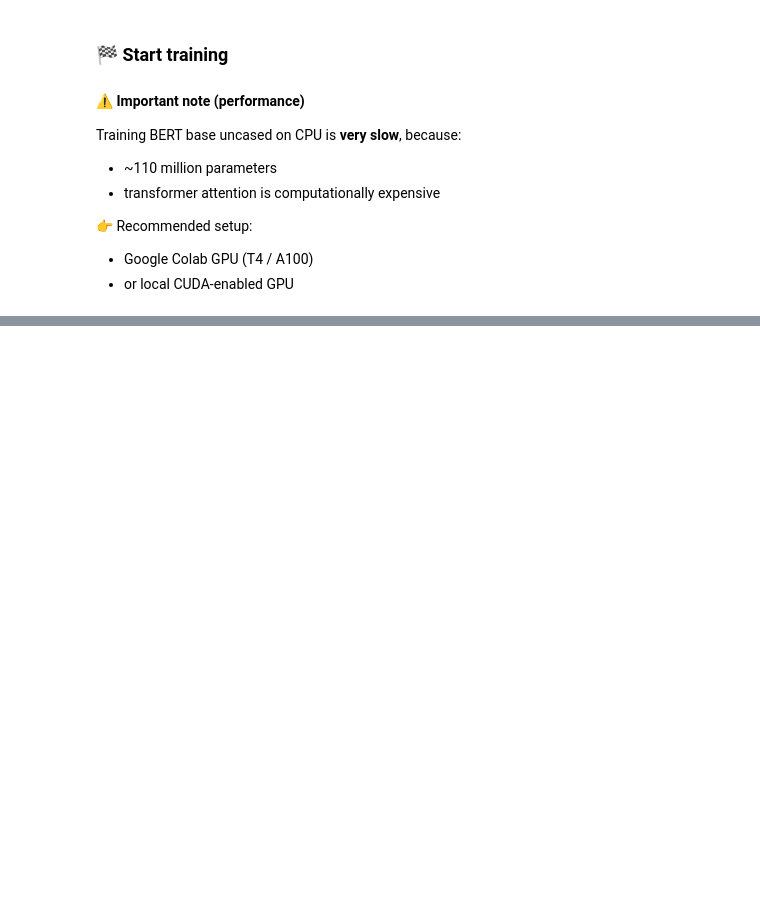
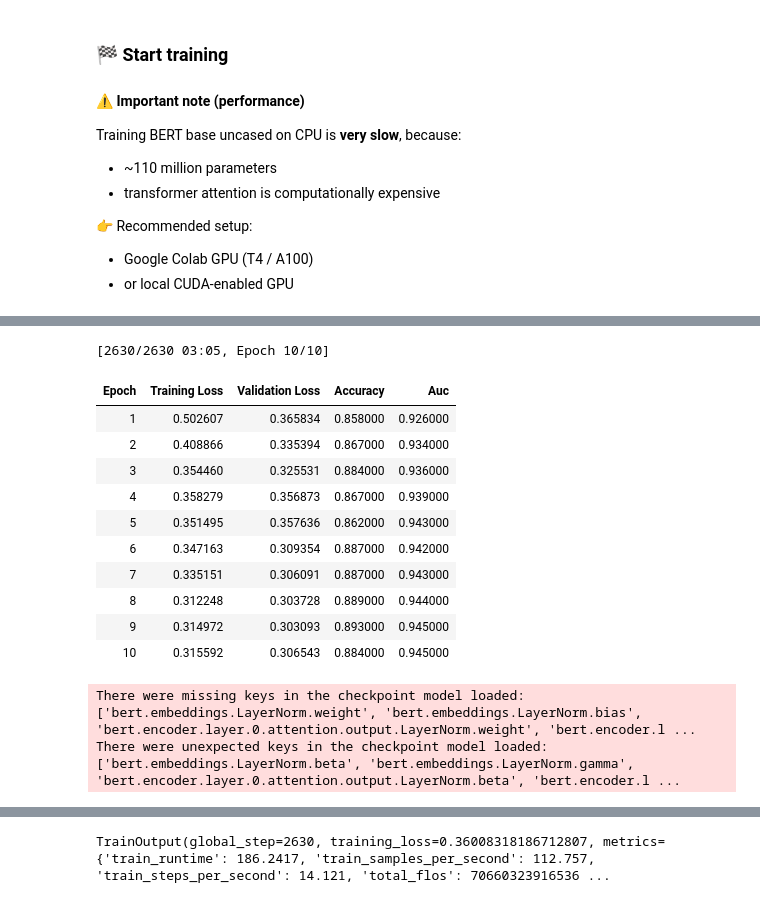
Before and after one commit to Maxstef/data-loves-ml-for-people-course, a Jupyter notebook: notebooks/4_1_nlp_intro/0_7_bert_finetune_classification.ipynb, the cells around one changed output, grey strips where cells are left out. Drawn from its saved outputs; the diff is of its cells as text; code cells hidden in the pictures; blank space fills up the shorter version.

Commit message:
practice BERT finetuning classificaiton - model finetuning steps

```diff
--- a/notebooks/4_1_nlp_intro/0_7_bert_finetune_classification.ipynb
+++ b/notebooks/4_1_nlp_intro/0_7_bert_finetune_classification.ipynb
@@ -483,0 +506,29 @@ CUDA not availabel. Use CPU.
+# %%
+%%time
+trainer = Trainer(
+    model=model,
+    args=training_args,
+    train_dataset=tokenized_data["train"],
+    eval_dataset=tokenized_data["validation"],
+    # tokenizer=tokenizer, # deprecated in transformers versions (≥ 4.44)
+    processing_class=tokenizer, # should be used instead in transformers versions (≥ 4.44)
+    data_collator=data_collator,
+    compute_metrics=compute_metrics,
+)
+
+trainer.train()
+# %% [output]
+[2630/2630 03:05, Epoch 10/10]
+| Epoch | Training Loss | Validation Loss | Accuracy | Auc |
+| 1 | 0.502607 | 0.365834 | 0.858000 | 0.926000 |
+| 2 | 0.408866 | 0.335394 | 0.867000 | 0.934000 |
+| 3 | 0.354460 | 0.325531 | 0.884000 | 0.936000 |
+| 4 | 0.358279 | 0.356873 | 0.867000 | 0.939000 |
+| 5 | 0.351495 | 0.357636 | 0.862000 | 0.943000 |
+| 6 | 0.347163 | 0.309354 | 0.887000 | 0.942000 |
+| 7 | 0.335151 | 0.306091 | 0.887000 | 0.943000 |
+| 8 | 0.312248 | 0.303728 | 0.889000 | 0.944000 |
+| 9 | 0.314972 | 0.303093 | 0.893000 | 0.945000 |
+| 10 | 0.315592 | 0.306543 | 0.884000 | 0.945000 |
+There were missing keys in the checkpoint model loaded: ['bert.embeddings.LayerNorm.weight', 'bert.embeddings.LayerNorm.bias', 'bert.encoder.layer.0.attention.output.LayerNorm.weight', 'bert.encoder.l ...
+There were unexpected keys in the checkpoint model loaded: ['bert.embeddings.LayerNorm.beta', 'bert.embeddings.LayerNorm.gamma', 'bert.encoder.layer.0.attention.output.LayerNorm.beta', 'bert.encoder.l ...
@@ -483,0 +537 @@ CUDA not availabel. Use CPU.
+TrainOutput(global_step=2630, training_loss=0.36008318186712807, metrics={'train_runtime': 186.2417, 'train_samples_per_second': 112.757, 'train_steps_per_second': 14.121, 'total_flos': 70660323916536 ...
```
Also changed, not shown: parts of 29 cells of this notebook.
